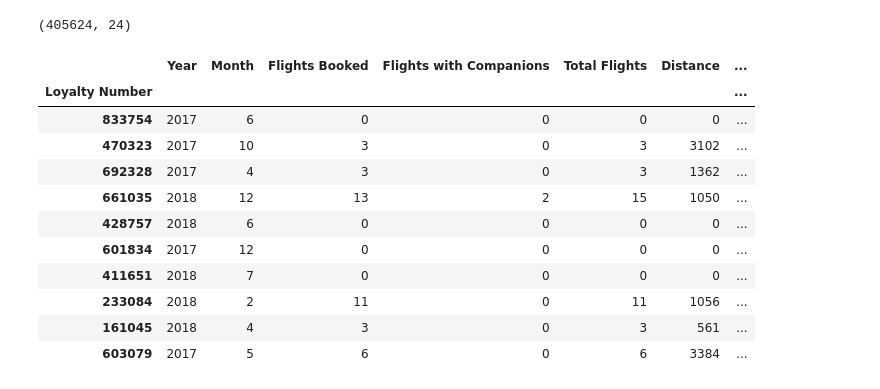
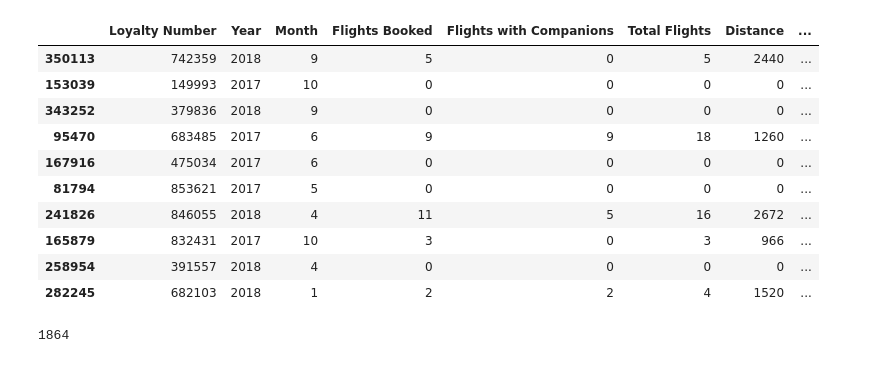
Before and after one commit to Adalab/bda-modulo-3-evaluacion-final-lucianayelicich, a Jupyter notebook: Fase 1 - Exploracion y limpieza/limpieza_datos.ipynb, the cells around one changed output. Drawn from its saved outputs; the diff is of its cells as text; code cells hidden in the pictures.

```diff
--- a/Fase 1 - Exploracion y limpieza/limpieza_datos.ipynb
+++ b/Fase 1 - Exploracion y limpieza/limpieza_datos.ipynb
@@ -7,6 +12,6 @@ import pandas as pd
 pd.set_option("display.max_columns", None)
 # %%
 #cargamos los dataset
-df_vuelos = pd.read_csv("/Users/lucianayelicich/Desktop/Adalab/bda-modulo-3-evaluacion-final-lucianayelicich/Data/Customer Flight Activity.csv", index_col= 0)
+df_vuelos = pd.read_csv("/Users/lucianayelicich/Desktop/Adalab/bda-modulo-3-evaluacion-final-lucianayelicich/Data/Customer Flight Activity.csv")
 df_vuelos.head()
 # %% [output]
@@ -20,4 +24,4 @@ df_vuelos.head()
 # %%
-df_fidelidad = pd.read_csv("/Users/lucianayelicich/Desktop/Adalab/bda-modulo-3-evaluacion-final-lucianayelicich/Data/Customer Loyalty History.csv", index_col= 0)
+df_fidelidad = pd.read_csv("/Users/lucianayelicich/Desktop/Adalab/bda-modulo-3-evaluacion-final-lucianayelicich/Data/Customer Loyalty History.csv")
 df_fidelidad.head()
 # %% [output]
@@ -97,21 +97,19 @@ df_aviacion2.head()
-# %%
-#chequeamos que esten todas las filas
-df_aviacion2.shape
-# %% [output]
-(405624, 24)
 # %%
 #tomamos una muestra aleatoria del dataframe
-df_aviacion2.sample(10)
+df_aviacion.sample(10)
 # %% [output]
-|  | Year | Month | Flights Booked | Flights with Companions | Total Flights | Distance | ... |
-| Loyalty Number |  |  |  |  |  |  | ... |
-| 833754 | 2017 | 6 | 0 | 0 | 0 | 0 | ... |
-| 470323 | 2017 | 10 | 3 | 0 | 3 | 3102 | ... |
-| 692328 | 2017 | 4 | 3 | 0 | 3 | 1362 | ... |
-| 661035 | 2018 | 12 | 13 | 2 | 15 | 1050 | ... |
-| 428757 | 2018 | 6 | 0 | 0 | 0 | 0 | ... |
-| 601834 | 2017 | 12 | 0 | 0 | 0 | 0 | ... |
-| 411651 | 2018 | 7 | 0 | 0 | 0 | 0 | ... |
-| 233084 | 2018 | 2 | 11 | 0 | 11 | 1056 | ... |
-| 161045 | 2018 | 4 | 3 | 0 | 3 | 561 | ... |
-| 603079 | 2017 | 5 | 6 | 0 | 6 | 3384 | ... |
+|  | Loyalty Number | Year | Month | Flights Booked | Flights with Companions | Total Flights | Distance | ... |
+| 350113 | 742359 | 2018 | 9 | 5 | 0 | 5 | 2440 | ... |
+| 153039 | 149993 | 2017 | 10 | 0 | 0 | 0 | 0 | ... |
+| 343252 | 379836 | 2018 | 9 | 0 | 0 | 0 | 0 | ... |
+| 95470 | 683485 | 2017 | 6 | 9 | 9 | 18 | 1260 | ... |
+| 167916 | 475034 | 2017 | 6 | 0 | 0 | 0 | 0 | ... |
+| 81794 | 853621 | 2017 | 5 | 0 | 0 | 0 | 0 | ... |
+| 241826 | 846055 | 2018 | 4 | 11 | 5 | 16 | 2672 | ... |
+| 165879 | 832431 | 2017 | 10 | 3 | 0 | 3 | 966 | ... |
+| 258954 | 391557 | 2018 | 4 | 0 | 0 | 0 | 0 | ... |
+| 282245 | 682103 | 2018 | 1 | 2 | 2 | 4 | 1520 | ... |
+# %%
+df_aviacion.duplicated().sum()
+# %% [output]
+1864
```
Also changed, not shown: parts of 27 cells of this notebook, 2 other files.
